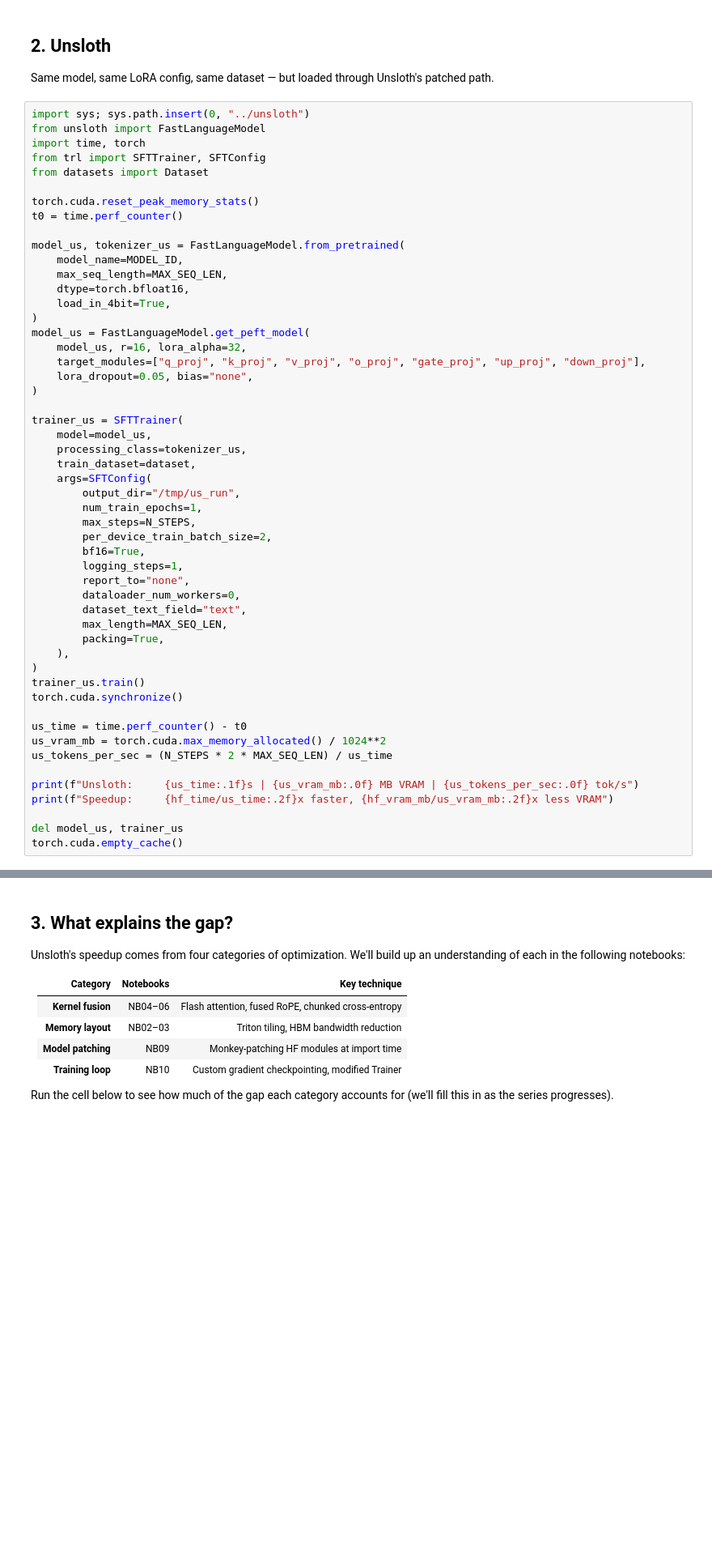
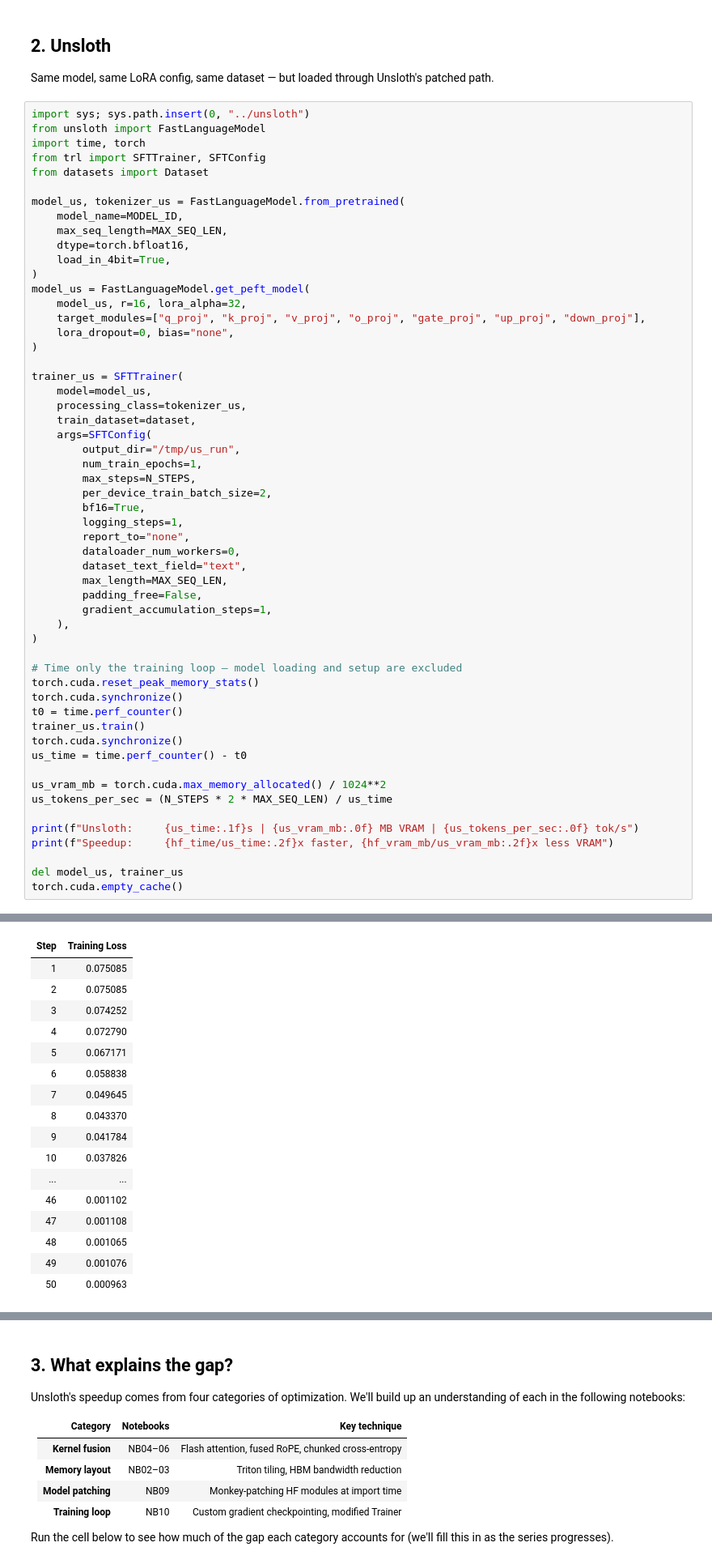
Before and after one commit to rkaunismaa/UnslothLab, a Jupyter notebook: notebooks/01-the-speedup-is-real.ipynb, the cells around one changed output, grey strips where cells are left out. Shown at 81% size. Drawn from its saved outputs; the diff is of its cells as text; blank space fills up the shorter version.

```diff
--- a/notebooks/01-the-speedup-is-real.ipynb
+++ b/notebooks/01-the-speedup-is-real.ipynb
@@ -148,9 +127,6 @@ from unsloth import FastLanguageModel
 import time, torch
 from trl import SFTTrainer, SFTConfig
 from datasets import Dataset
-
-torch.cuda.reset_peak_memory_stats()
-t0 = time.perf_counter()
 
 model_us, tokenizer_us = FastLanguageModel.from_pretrained(
     model_name=MODEL_ID,
@@ -161,7 +137,7 @@ model_us, tokenizer_us = FastLanguageModel.from_pretrained(
 model_us = FastLanguageModel.get_peft_model(
     model_us, r=16, lora_alpha=32,
     target_modules=["q_proj", "k_proj", "v_proj", "o_proj", "gate_proj", "up_proj", "down_proj"],
-    lora_dropout=0.05, bias="none",
+    lora_dropout=0, bias="none",
 )
 
 trainer_us = SFTTrainer(
@@ -179,13 +155,19 @@ trainer_us = SFTTrainer(
         dataloader_num_workers=0,
         dataset_text_field="text",
         max_length=MAX_SEQ_LEN,
-        packing=True,
+        padding_free=False,
+        gradient_accumulation_steps=1,
     ),
 )
+
+# Time only the training loop — model loading and setup are excluded
+torch.cuda.reset_peak_memory_stats()
+torch.cuda.synchronize()
+t0 = time.perf_counter()
 trainer_us.train()
 torch.cuda.synchronize()
+us_time = time.perf_counter() - t0
 
-us_time = time.perf_counter() - t0
 us_vram_mb = torch.cuda.max_memory_allocated() / 1024**2
 us_tokens_per_sec = (N_STEPS * 2 * MAX_SEQ_LEN) / us_time
 
@@ -219,0 +200,17 @@ O^O/ \_/ \    Batch size per device = 2 | Gradient accumulation steps = 2
+| Step | Training Loss |
+| 1 | 0.075085 |
+| 2 | 0.075085 |
+| 3 | 0.074252 |
+| 4 | 0.072790 |
+| 5 | 0.067171 |
+| 6 | 0.058838 |
+| 7 | 0.049645 |
+| 8 | 0.043370 |
+| 9 | 0.041784 |
+| 10 | 0.037826 |
+| ... | ... |
+| 46 | 0.001102 |
+| 47 | 0.001108 |
+| 48 | 0.001065 |
+| 49 | 0.001076 |
+| 50 | 0.000963 |
```
Also changed, not shown: parts of 6 cells of this notebook, 3 other files.
